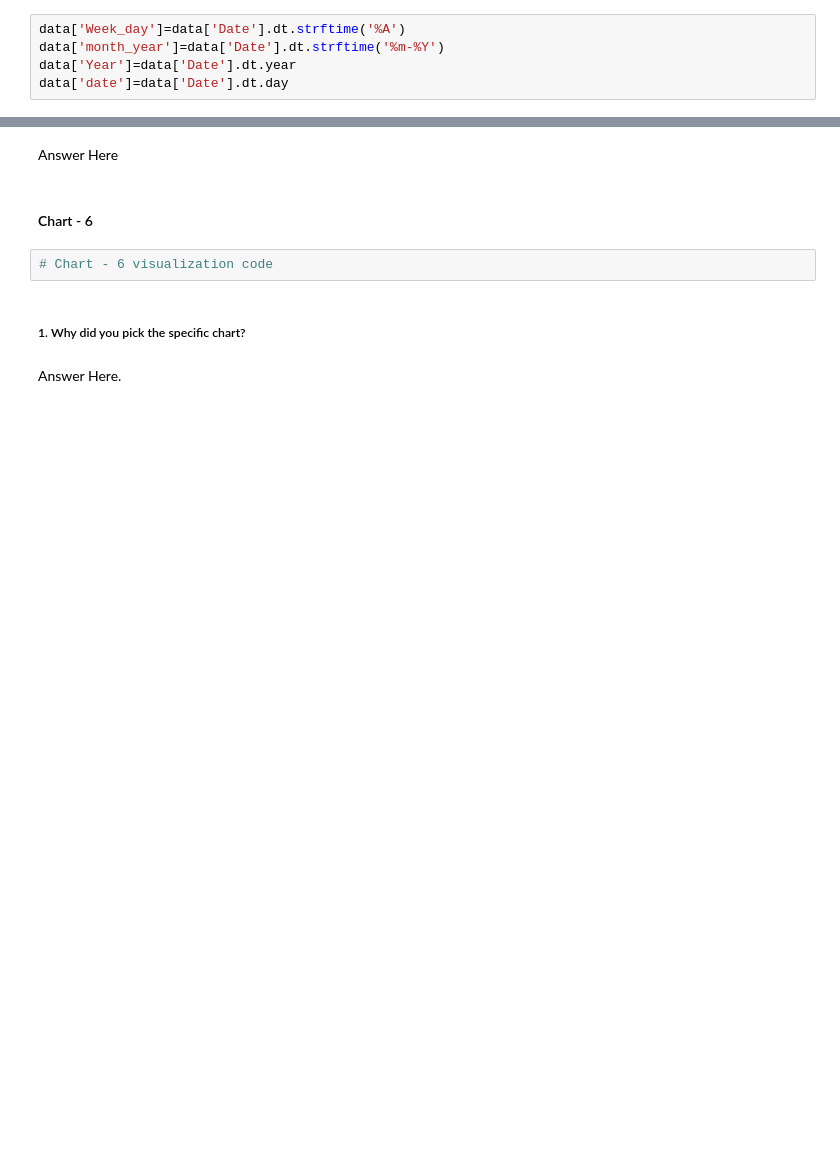
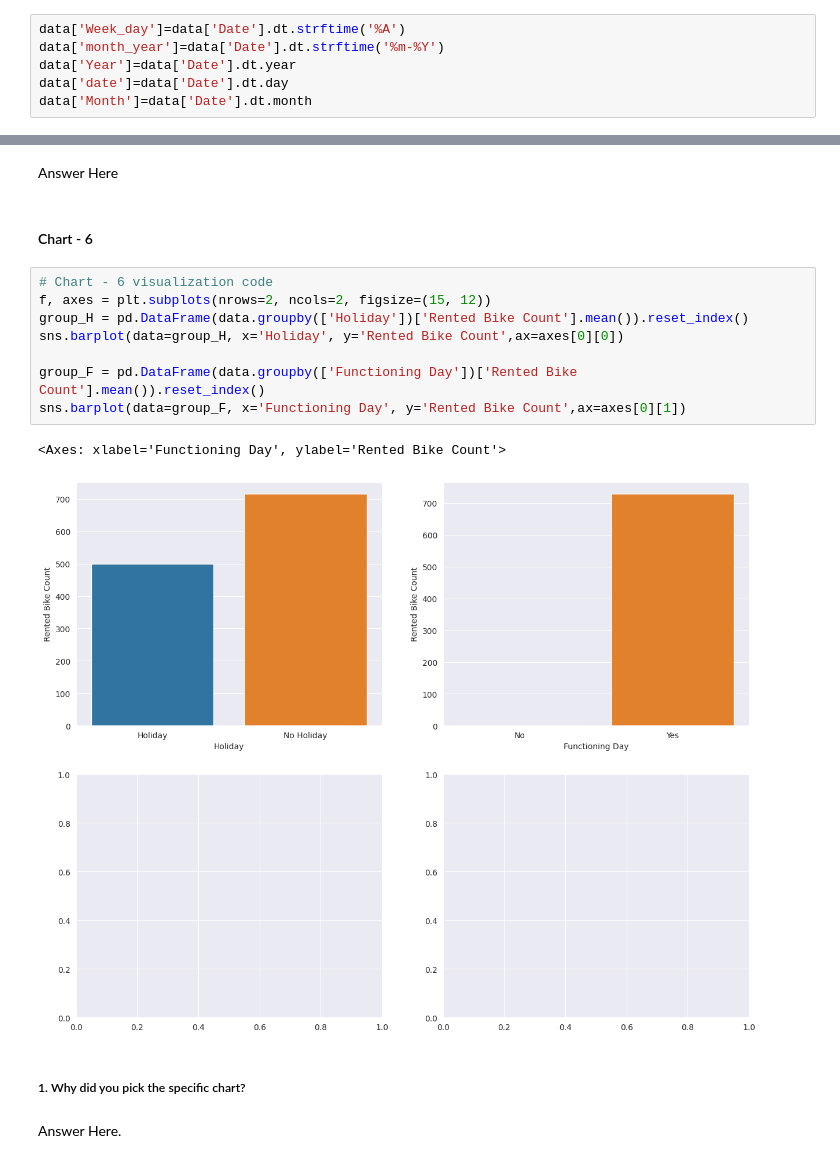
Before and after one commit to apurva-shrivastava/Bike-Sharing-Demand-Prediction, a Jupyter notebook: apurva_bike_sharing_demand_prediction.ipynb, the cells around one changed output, grey strips where cells are left out. Cells and saved outputs as stored; diff of their text form; blank space fills up the shorter version.

Commit message:
created 5 more visualization

```diff
--- a/apurva_bike_sharing_demand_prediction.ipynb
+++ b/apurva_bike_sharing_demand_prediction.ipynb
@@ -436,6 +436,7 @@ data['Week_day']=data['Date'].dt.strftime('%A')
 data['month_year']=data['Date'].dt.strftime('%m-%Y')
 data['Year']=data['Date'].dt.year
 data['date']=data['Date'].dt.day
+data['Month']=data['Date'].dt.month
 # %% [markdown]
 ### What all manipulations have you done and insights you found?
 # %% [markdown]
@@ -566,8 +558,17 @@ Are there any insights that lead to negative growth? Justify with specific reaso
 Answer Here
 # %% [markdown]
 #### Chart - 6
-# %%
-# Chart - 6 visualization code
+# %%
+# Chart - 6 visualization code
+f, axes = plt.subplots(nrows=2, ncols=2, figsize=(15, 12))
+group_H = pd.DataFrame(data.groupby(['Holiday'])['Rented Bike Count'].mean()).reset_index()
+sns.barplot(data=group_H, x='Holiday', y='Rented Bike Count',ax=axes[0][0])
+
+group_F = pd.DataFrame(data.groupby(['Functioning Day'])['Rented Bike Count'].mean()).reset_index()
+sns.barplot(data=group_F, x='Functioning Day', y='Rented Bike Count',ax=axes[0][1])
+# %% [output]
+<Axes: xlabel='Functioning Day', ylabel='Rented Bike Count'>
+[figure, added]
 # %% [markdown]
 ##### 1. Why did you pick the specific chart?
 # %% [markdown]
```
Also changed, not shown: parts of 10 cells of this notebook.
